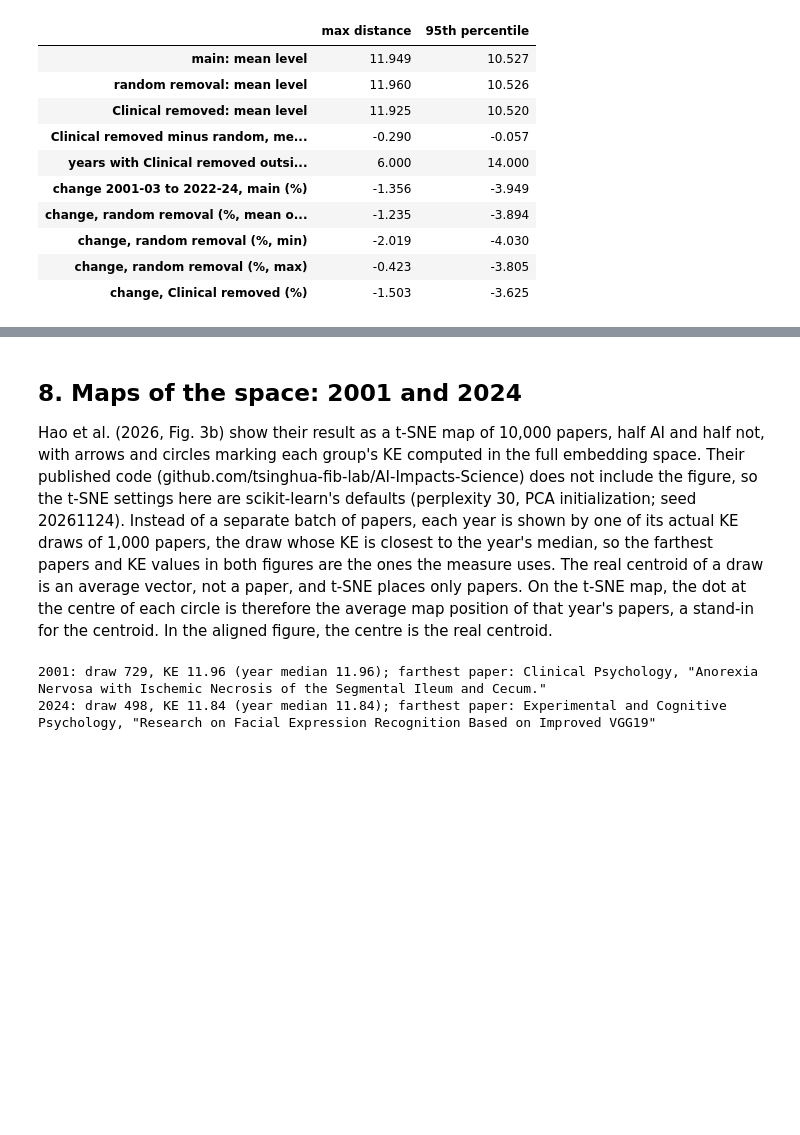
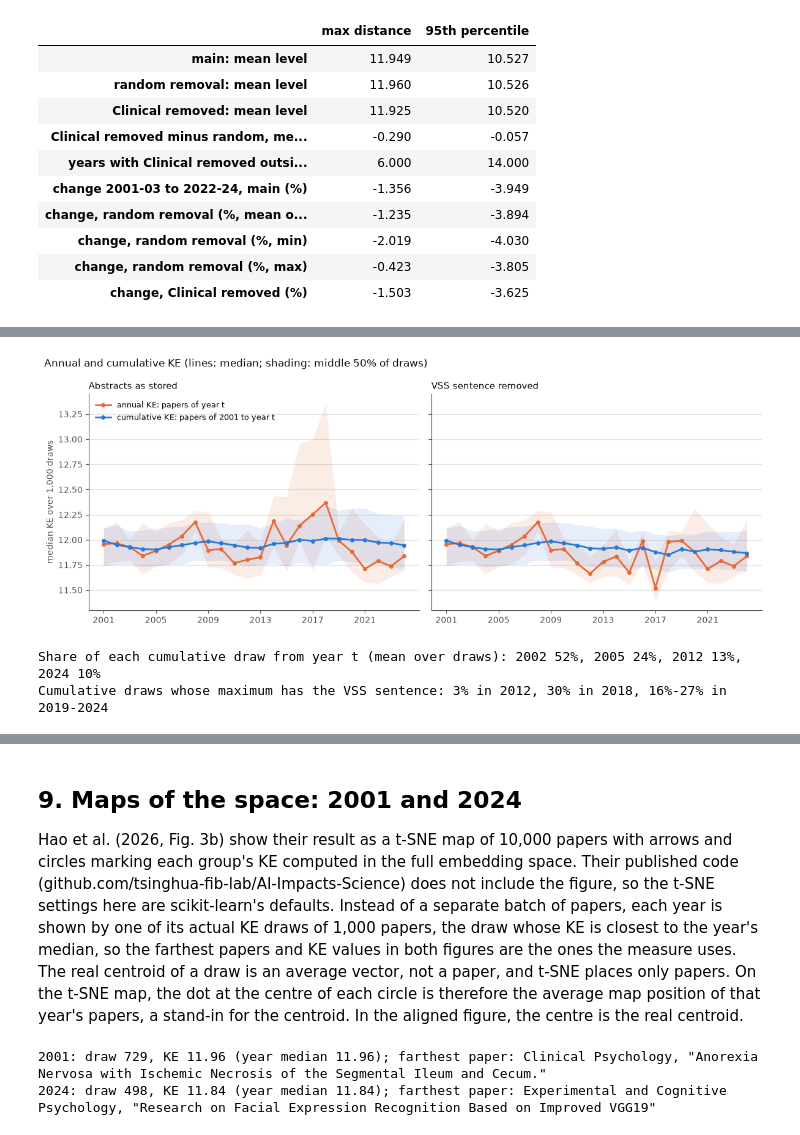
Before and after one commit to Nicccolas/science-network-evolution, a Jupyter notebook: field_ke.ipynb, the cells around one changed output, grey strips where cells are left out. Drawn from its saved outputs; the diff is of its cells as text; code cells hidden in the pictures; blank space fills up the shorter version.

```diff
--- a/field_ke.ipynb
+++ b/field_ke.ipynb
@@ -647,0 +671,49 @@ The approximation tracks the actual differences closely (correlation 0.96 over t
+# %%
+# Each year's pool stands for that year's eligible journal articles with abstracts
+weights = N_abstract * eligible_report["eligible"] / eligible_report["pool"]
+cumulative = ke.cumulative_draws(EMBEDDINGS, eligibility, YEARS, weights, output=DRAWS_CUMULATIVE)
+cumulative_stripped = ke.cumulative_draws(EMBEDDINGS, eligibility, YEARS, weights, output=DRAWS_CUMULATIVE_STRIPPED,
+                                          replace=saved)
+summary_cumulative = ke.summarize(cumulative, ("ke_max", "ke_p95")).set_index("year")
+summary_cumulative_stripped = ke.summarize(cumulative_stripped, ("ke_max", "ke_p95")).set_index("year")
+
+fig, axes = plt.subplots(1, 2, figsize=(12, 4.6), sharey=True)
+for ax, annual, so_far, title in ((axes[0], summary, summary_cumulative, "Abstracts as stored"),
+                                  (axes[1], summary_stripped, summary_cumulative_stripped, "VSS sentence removed")):
+    for series, color, label in ((annual, ORANGE, "annual KE: papers of year t"),
+                                 (so_far, BLUE, "cumulative KE: papers of 2001 to year t")):
+        ax.fill_between(YEARS, series["ke_max_q1"], series["ke_max_q3"], color=color, alpha=0.12, lw=0)
+        ax.plot(YEARS, series["ke_max_median"], color=color, lw=2, marker="o", ms=4, label=label)
+    ax.set_title(title, loc="left", color=INK, fontsize=11)
+    ax.set_xticks(YEARS[::4], [str(y) for y in YEARS[::4]])
+    style_axes(ax)
+axes[0].set_ylabel("median KE over 1,000 draws", color=MUTED)
+axes[0].legend(frameon=False, loc="upper left", fontsize=9)
+fig.suptitle("Annual and cumulative KE (lines: median; shading: middle 50% of draws)", x=0.01, ha="left", color=INK)
+fig.tight_layout()
+fig.savefig(FIGURES / "field_ke_cumulative.png", dpi=200, bbox_inches="tight")
+plt.show()
+
+newest = cumulative.groupby("year")["newest_share"].mean()
+print("Share of each cumulative draw from year t (mean over draws): "
+      + ", ".join(f"{y} {newest[y]:.0%}" for y in (2002, 2005, 2012, 2024)))
+sentence_max = cumulative["farthest_id"].isin(sentence_ids).groupby(cumulative["year"]).mean()
+print(f"Cumulative draws whose maximum has the VSS sentence: {sentence_max.loc[2012]:.0%} in 2012, "
+      f"{sentence_max.loc[2018]:.0%} in 2018, {sentence_max.loc[2019:].min():.0%}-{sentence_max.loc[2019:].max():.0%} in 2019-2024")
+
+rows = {}
+for label, series in (("annual, as stored (main)", summary), ("cumulative, as stored", summary_cumulative),
+                      ("annual, sentence removed", summary_stripped),
+                      ("cumulative, sentence removed", summary_cumulative_stripped)):
+    rows[label] = {"2001": series["ke_max_median"].loc[2001], "2024": series["ke_max_median"].loc[2024],
+                   "lowest": series["ke_max_median"].min(), "highest": series["ke_max_median"].max(),
+                   "change, 2001-03 to 2022-24": window_change(series["ke_max_median"]),
+                   "SD of yearly change in log KE": np.log(series["ke_max_median"]).diff().std(),
+                   "95th percentile, change 2001-03 to 2022-24": window_change(series["ke_p95_median"])}
+cumulative_table = pd.DataFrame(rows).T
+cumulative_table.to_csv(TABLES / "field_ke_cumulative.csv")
+cumulative_table.round(4)
+# %% [output]
+[figure, added]
+Share of each cumulative draw from year t (mean over draws): 2002 52%, 2005 24%, 2012 13%, 2024 10%
+Cumulative draws whose maximum has the VSS sentence: 3% in 2012, 30% in 2018, 16%-27% in 2019-2024
@@ -648,7 +725,7 @@ The approximation tracks the actual differences closely (correlation 0.96 over t
 # %% [markdown]
-## 8. Maps of the space: 2001 and 2024
+## 9. Maps of the space: 2001 and 2024
 
-Hao et al. (2026, Fig. 3b) show their result as a t-SNE map of 10,000 papers, half AI and half not, with arrows and circles marking each group's KE computed in the full embedding space. Their published code (github.com/tsinghua-fib-lab/AI-Impacts-Science) does not include the figure, so the t-SNE settings here are scikit-learn's defaults (perplexity 30, PCA initialization; seed 20261124). Instead of a separate batch of papers, each year is shown by one of its actual KE draws of 1,000 papers, the draw whose KE is closest to the year's median, so the farthest papers and KE values in both figures are the ones the measure uses. The real centroid of a draw is an average vector, not a paper, and t-SNE places only papers. On the t-SNE map, the dot at the centre of each circle is therefore the average map position of that year's papers, a stand-in for the centroid. In the aligned figure, the centre is the real centroid.
+Hao et al. (2026, Fig. 3b) show their result as a t-SNE map of 10,000 papers with arrows and circles marking each group's KE computed in the full embedding space. Their published code (github.com/tsinghua-fib-lab/AI-Impacts-Science) does not include the figure, so the t-SNE settings here are scikit-learn's defaults. Instead of a separate batch of papers, each year is shown by one of its actual KE draws of 1,000 papers, the draw whose KE is closest to the year's median, so the farthest papers and KE values in both figures are the ones the measure uses. The real centroid of a draw is an average vector, not a paper, and t-SNE places only papers. On the t-SNE map, the dot at the centre of each circle is therefore the average map position of that year's papers, a stand-in for the centroid. In the aligned figure, the centre is the real centroid.
 # %%
 MAP_YEARS, MAP_SEED = (2001, 2024), 20261124
 colors = dict(zip(MAP_YEARS, (BLUE, ORANGE)))
```
Also changed, not shown: parts of 30 cells of this notebook, 7 other files.
